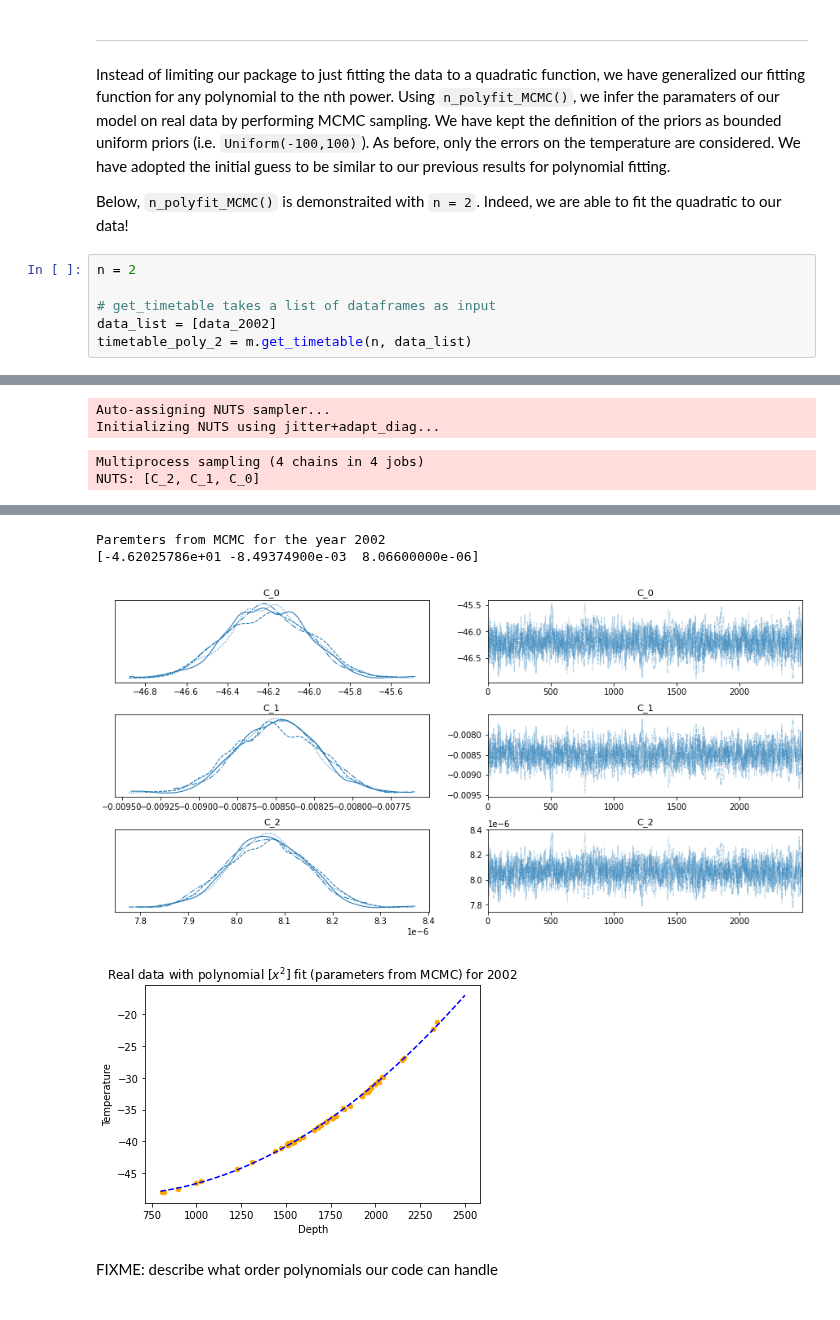
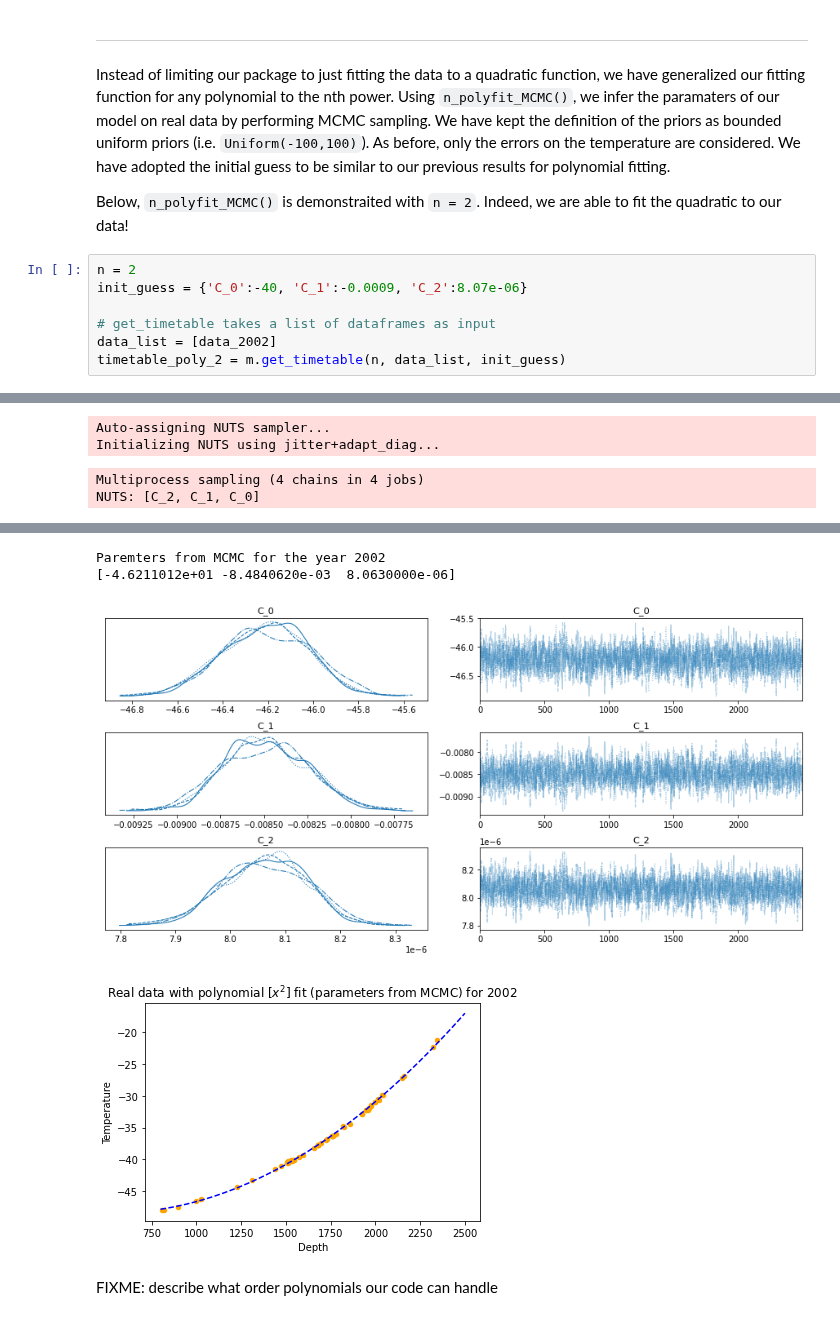
Before and after one commit to phys201/icetemp, a Jupyter notebook: tutorial.ipynb, the cells around one changed output, grey strips where cells are left out. Cells and saved outputs as stored; diff of their text form.

```diff
--- a/tutorial.ipynb
+++ b/tutorial.ipynb
@@ -234,10 +234,11 @@ Instead of limiting our package to just fitting the data to a quadratic function
 Below, `n_polyfit_MCMC()` is demonstraited with `n = 2`. Indeed, we are able to fit the quadratic to our data!
 # %%
 n = 2
+init_guess = {'C_0':-40, 'C_1':-0.0009, 'C_2':8.07e-06}
 
 # get_timetable takes a list of dataframes as input
 data_list = [data_2002]
-timetable_poly_2 = m.get_timetable(n, data_list)
+timetable_poly_2 = m.get_timetable(n, data_list, init_guess)
 # %% [output]
 [interactive output not drawn]
 Auto-assigning NUTS sampler...
@@ -249,7 +250,7 @@ Sampling 4 chains for 2_000 tune and 2_500 draw iterations (8_000 + 10_000 draws
 The number of effective samples is smaller than 25% for some parameters.
 Paremters from MCMC for the year 2002
-[-4.62025786e+01 -8.49374900e-03  8.06600000e-06]
+[-4.6211012e+01 -8.4840620e-03  8.0630000e-06]
-[figure, old version]
+[figure, new version]
 [figure]
 # %% [markdown]
 FIXME: describe what order polynomials our code can handle
```
Also changed, not shown: parts of 1 cell of this notebook, 2 other files.
